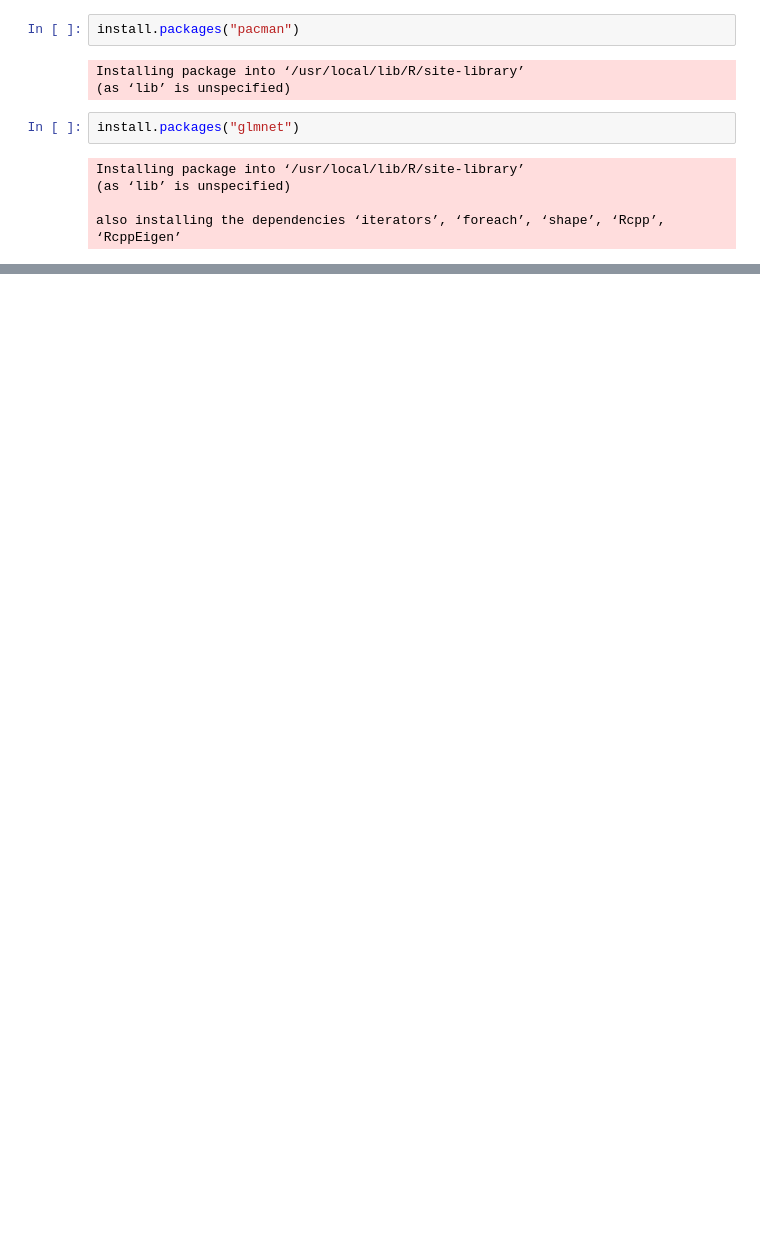
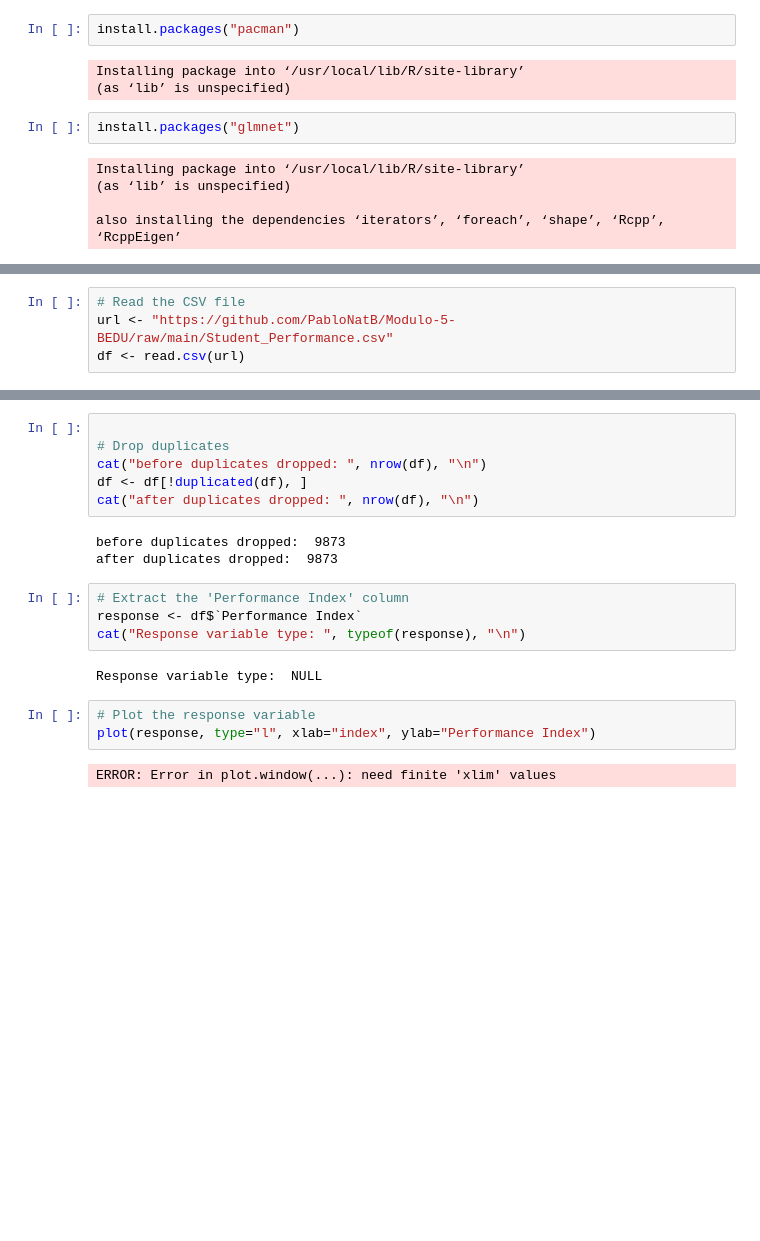
Before and after one commit to PabloNatB/Student-Perfomance-Regression, a Jupyter notebook: Student_Regresion.ipynb, the cells around one changed output, grey strips where cells are left out. Drawn from its saved outputs; the diff is of its cells as text; blank space fills up the shorter version.

```diff
--- a/Student_Regresion.ipynb
+++ b/Student_Regresion.ipynb
@@ -21,0 +43,4 @@ ERROR: Error in eval(expr, envir, enclos): object 'glmnet' not found
+# %%
+# Read the CSV file
+url <- "https://github.com/PabloNatB/Modulo-5-BEDU/raw/main/Student_Performance.csv"
+df <- read.csv(url)
@@ -21,0 +71,21 @@ ERROR: Error in eval(expr, envir, enclos): object 'glmnet' not found
+# %%
+
+# Drop duplicates
+cat("before duplicates dropped: ", nrow(df), "\n")
+df <- df[!duplicated(df), ]
+cat("after duplicates dropped: ", nrow(df), "\n")
+# %% [output]
+before duplicates dropped:  9873
+after duplicates dropped:  9873
+# %%
+# Extract the 'Performance Index' column
+response <- df$`Performance Index`
+cat("Response variable type: ", typeof(response), "\n")
+# %% [output]
+Response variable type:  NULL
+# %%
+# Plot the response variable
+plot(response, type="l", xlab="index", ylab="Performance Index")
+# %% [output]
+ERROR: Error in plot.window(...): need finite 'xlim' values
+[figure, added]
```
Also changed, not shown: parts of 11 cells of this notebook.
